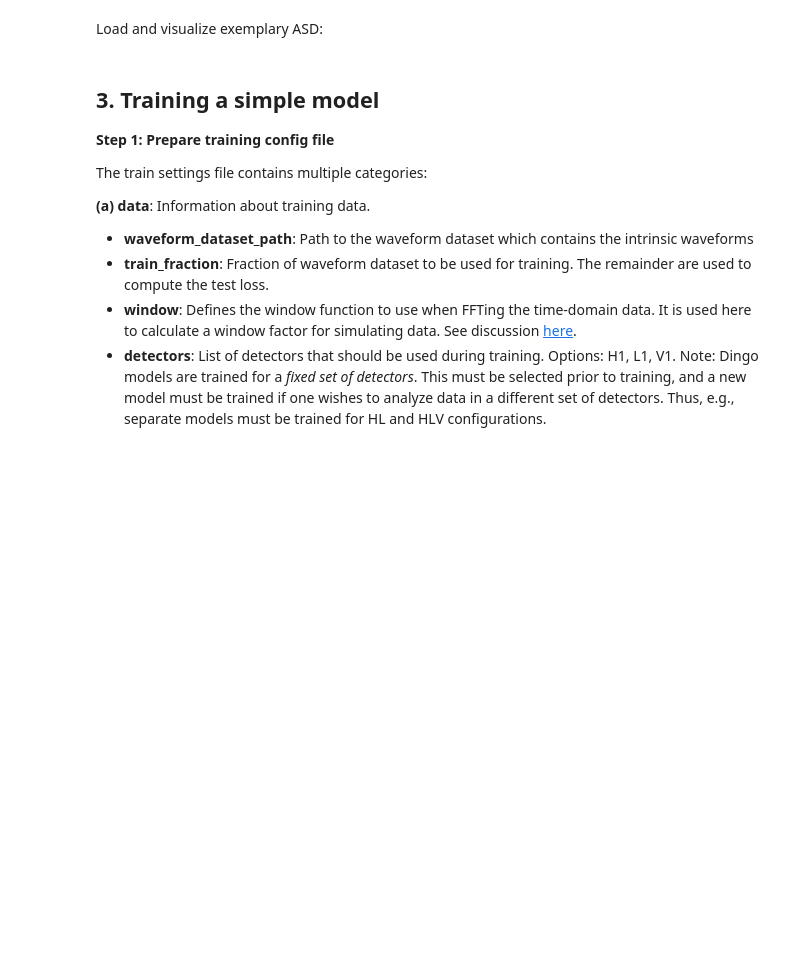
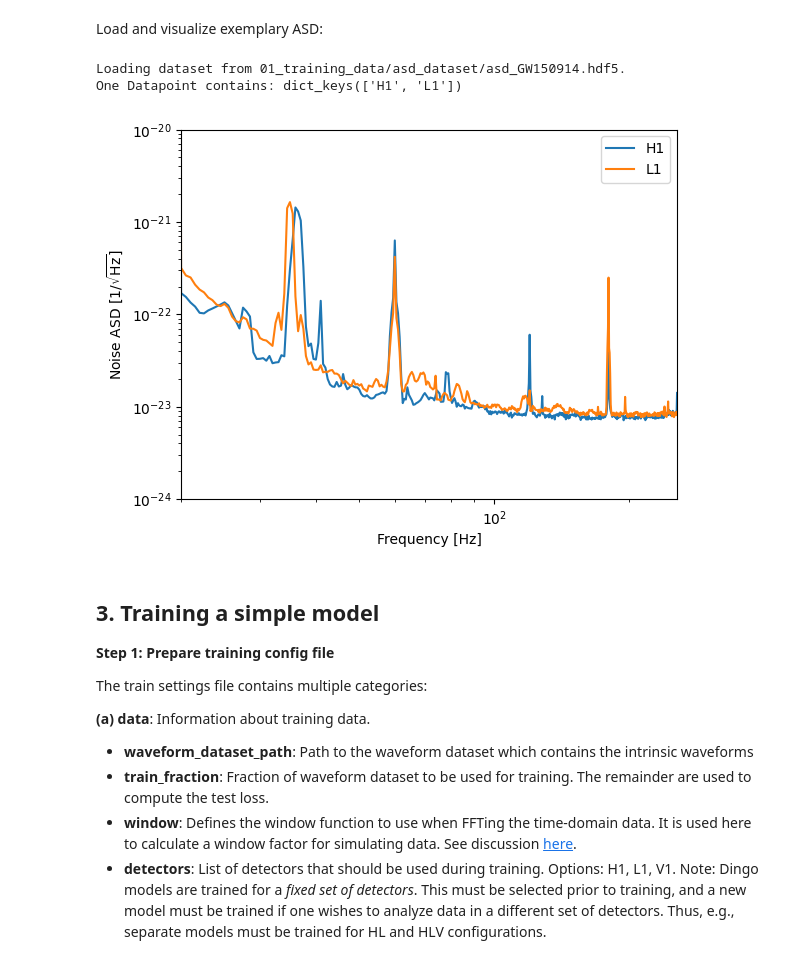
Before and after one commit to annalena-k/tutorial-dingo-introduction, a Jupyter notebook: DINGO_Tutorial.ipynb, the cells around one changed output. Cells and saved outputs as stored; diff of their text form; code cells hidden in the pictures; blank space fills up the shorter version.

```diff
--- a/DINGO_Tutorial.ipynb
+++ b/DINGO_Tutorial.ipynb
@@ -239,20 +274,24 @@ Load and visualize exemplary ASD:
 # %%
 from dingo.gw.noise.asd_dataset import ASDDataset
 
 # Load ASD dataset
 asd_dataset_path = '01_training_data/asd_dataset/asd_GW150914.hdf5'
 asds = ASDDataset(file_name=asd_dataset_path, domain_update=wfd.domain.domain_dict)
 # Get ASD sample
 asd_sample = asds.sample_random_asds()
 print("One Datapoint contains:", asd_sample.keys())
 
-plt.loglog(f_domain, asd_sample['H1'], label=r'H1')
-plt.loglog(f_domain, asd_sample['L1'], label=r'L1')
+plt.loglog(f_domain, asd_sample['H1'][0, :], label=r'H1')
+plt.loglog(f_domain, asd_sample['L1'][0, :], label=r'L1')
 plt.xlabel(r"Frequency [Hz]")
 plt.ylabel(r"Noise ASD $[1/\sqrt{\mathrm{Hz}}]$")
 plt.xlim([wfd.domain.f_min, wfd.domain.f_max])
 plt.ylim([1.e-24, 1.e-20])
 plt.legend();
+# %% [output]
+Loading dataset from 01_training_data/asd_dataset/asd_GW150914.hdf5.
+One Datapoint contains: dict_keys(['H1', 'L1'])
+[figure, added]
 # %% [markdown]
 ## 3. Training a simple model
 **Step 1: Prepare training config file**
```
Also changed, not shown: parts of 14 cells of this notebook.
